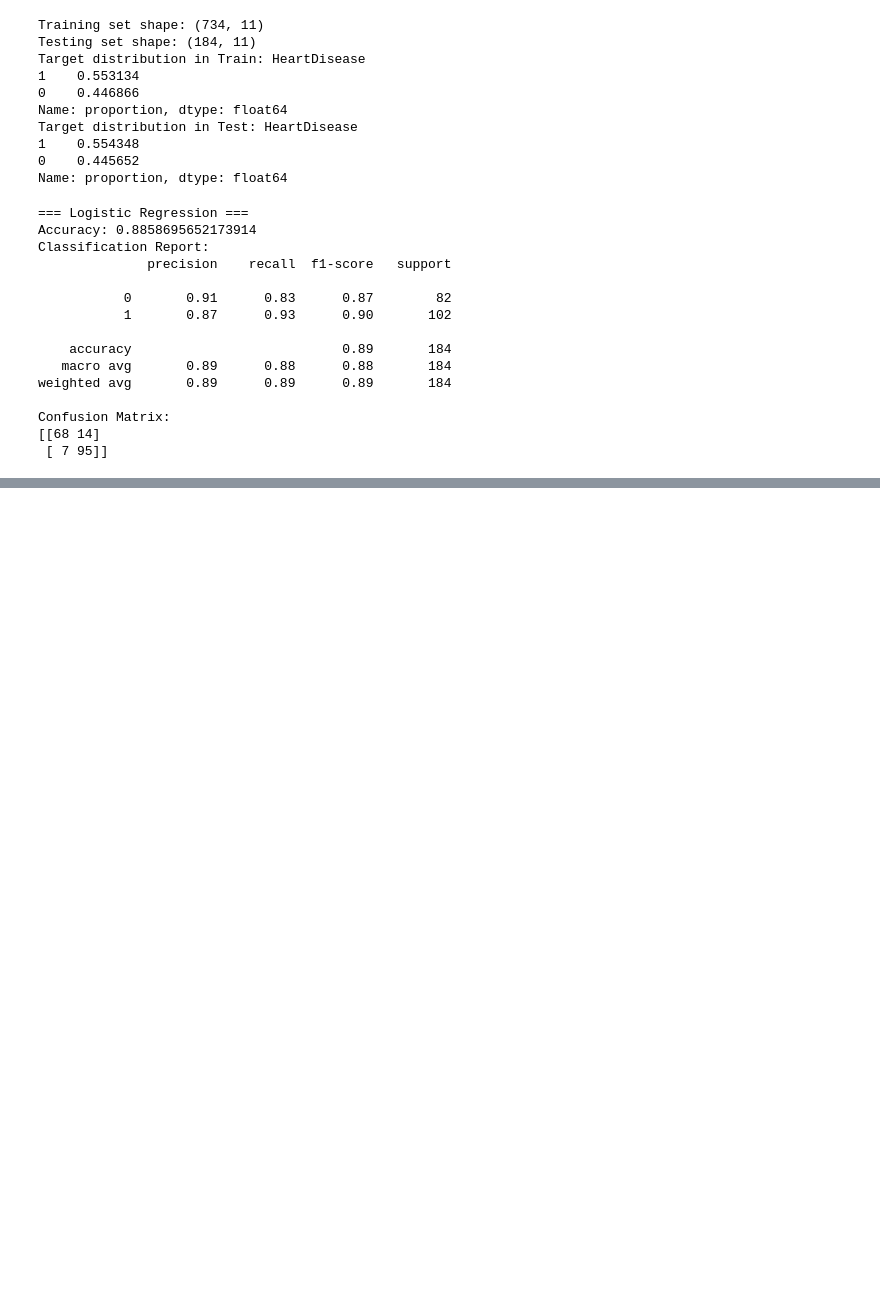
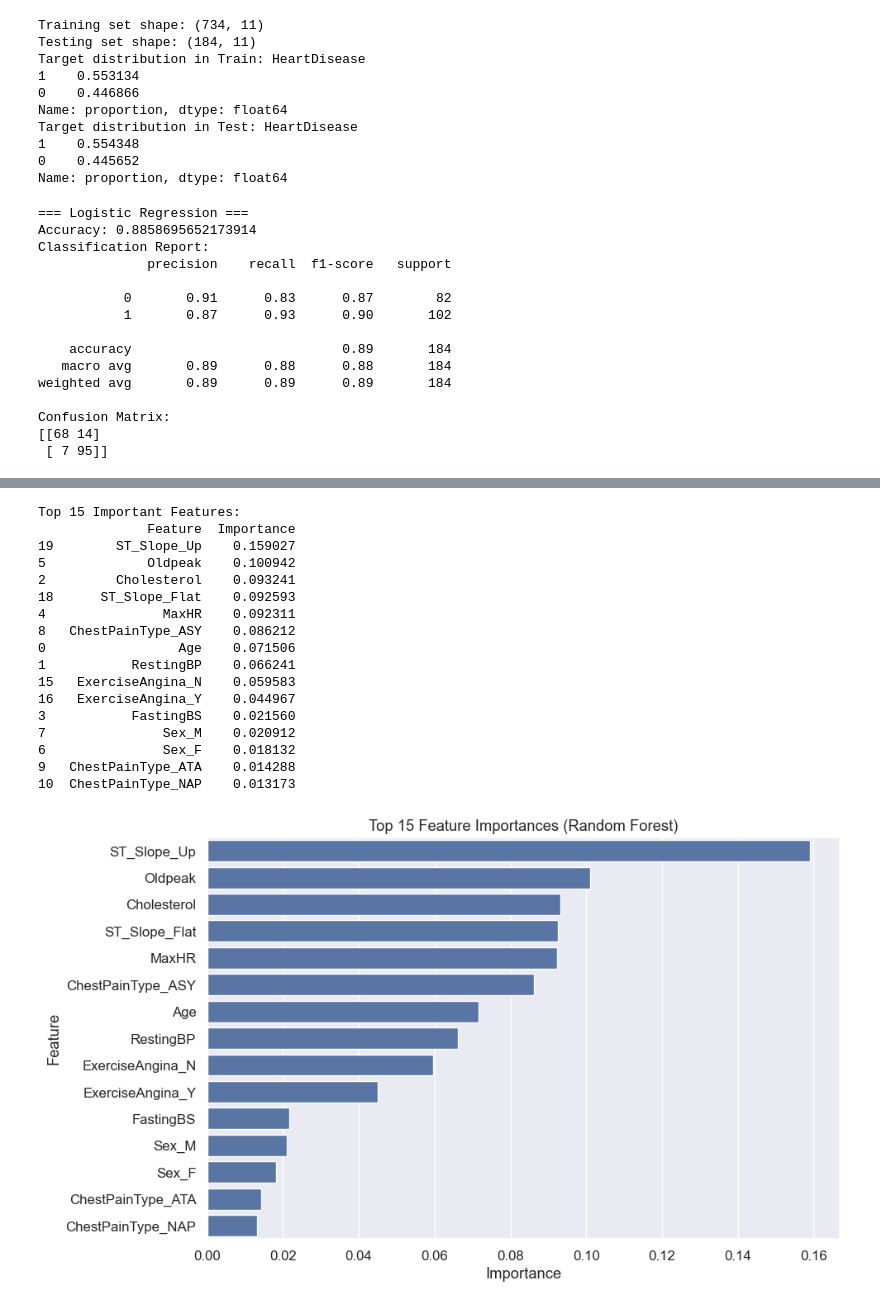
Before and after one commit to Tanvir-yzu/AI_ML-Expert-With-Phitron-Batch-01, a Jupyter notebook: Machine Learning/Module 06.ipynb, the cells around one changed output, grey strips where cells are left out. Saved outputs shown, nothing was run; the diff lists cells and outputs as text; code cells hidden in the pictures; blank space fills up the shorter version.

```diff
--- a/Machine Learning/Module 06.ipynb
+++ b/Machine Learning/Module 06.ipynb
@@ -428,0 +557,59 @@ ModuleNotFoundError: No module named 'xgboost'
+# %%
+# ======================
+# 5. Feature Importance (শুধু Random Forest এর জন্য)
+# ======================
+
+# Preprocessor-এর ভেতর থেকে ক্যাটেগরিক্যাল কলামগুলোর ওহেনহট এনকোডেড নাম পাওয়া
+# এটি একটু কমপ্লেক্স, তবে নিচে দেখানো হলো কিভাবে ফিচার নাম পাওয়া যায়
+
+# Get feature names after one-hot encoding
+preprocessor.fit(X_train)  # Fit to get the feature names
+
+# Numeric features remain as-is
+numeric_features = numeric_cols
+
+# Categorical features after one-hot encoding
+cat_encoder = preprocessor.named_transformers_['cat'].named_steps['onehot']
+categorical_features = cat_encoder.get_feature_names_out(categorical_cols)
+
+# All feature names
+all_features = np.concatenate([numeric_features, categorical_features])
+
+# Get feature importances
+importances = model_rf.named_steps['classifier'].feature_importances_
+
+# Create a DataFrame for visualization
+feature_importance_df = pd.DataFrame({
+    'Feature': all_features,
+    'Importance': importances
+}).sort_values(by='Importance', ascending=False)
+
+# Display Top 15 features
+print("Top 15 Important Features:")
+print(feature_importance_df.head(15))
+
+# Plot
+plt.figure(figsize=(10, 6))
+sns.barplot(x='Importance', y='Feature', data=feature_importance_df.head(15))
+plt.title("Top 15 Feature Importances (Random Forest)")
+plt.tight_layout()
+plt.show()
+# %% [output]
+Top 15 Important Features:
+              Feature  Importance
+19        ST_Slope_Up    0.159027
+5             Oldpeak    0.100942
+2         Cholesterol    0.093241
+18      ST_Slope_Flat    0.092593
+4               MaxHR    0.092311
+8   ChestPainType_ASY    0.086212
+0                 Age    0.071506
+1           RestingBP    0.066241
+15   ExerciseAngina_N    0.059583
+16   ExerciseAngina_Y    0.044967
+3           FastingBS    0.021560
+7               Sex_M    0.020912
+6               Sex_F    0.018132
+9   ChestPainType_ATA    0.014288
+10  ChestPainType_NAP    0.013173
+[figure, added]
```
Also changed, not shown: parts of 18 cells of this notebook, 1 other file.
